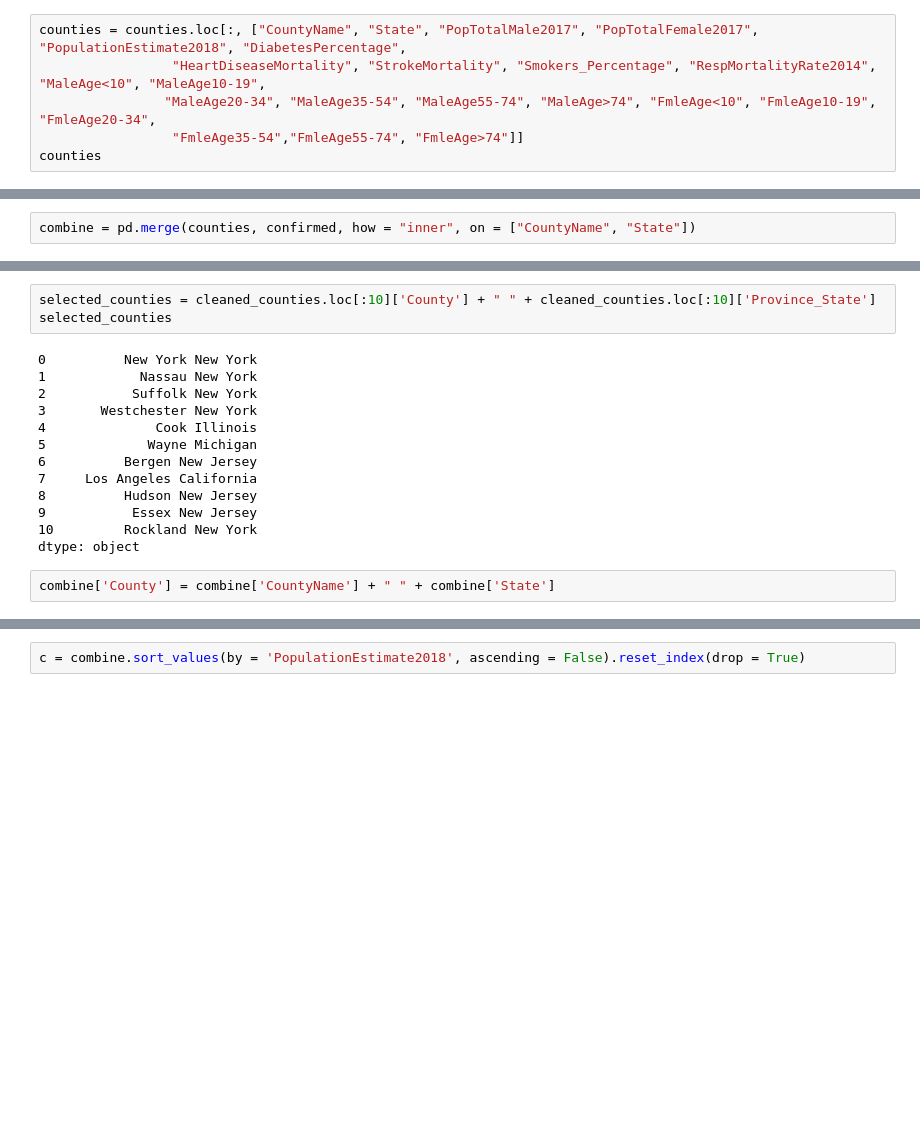
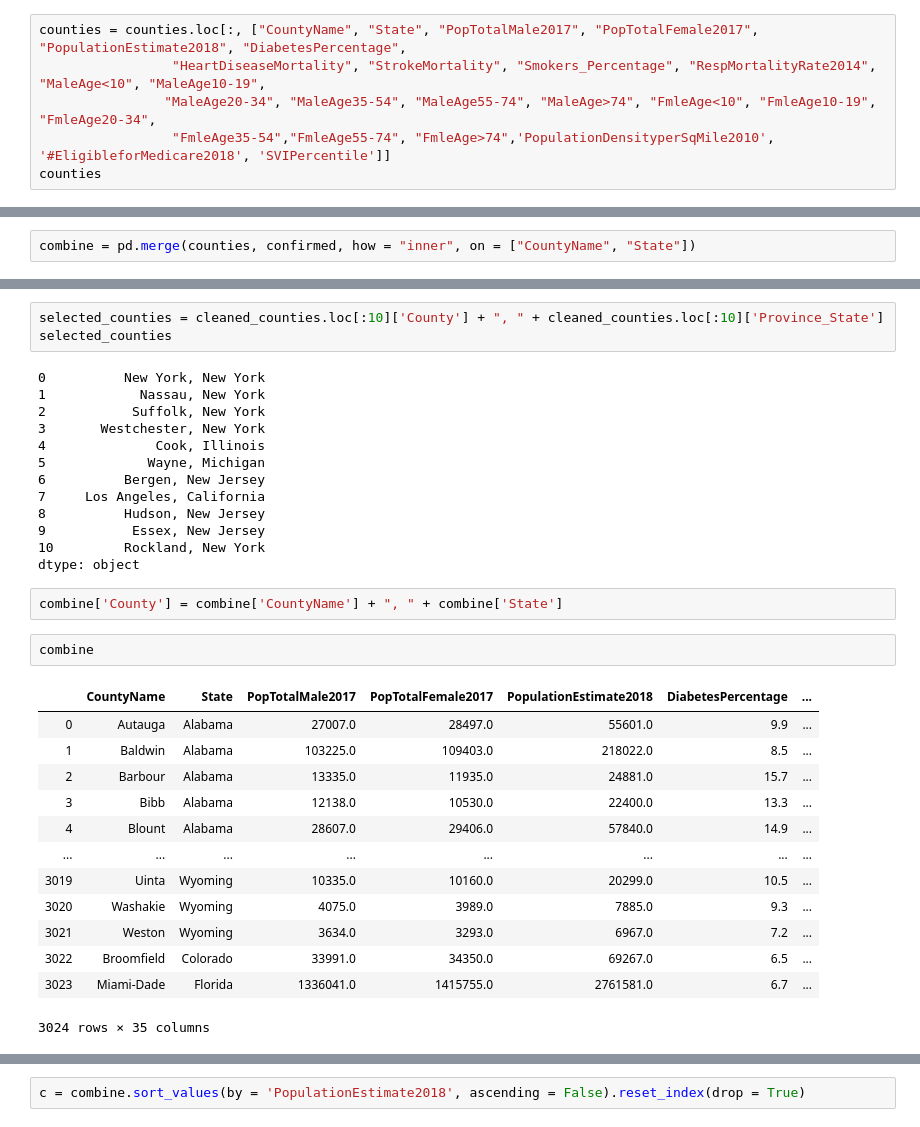
Before and after one commit to ChenFengTsai/COVID-19, a Jupyter notebook: COVID-19.ipynb, the cells around one changed output, grey strips where cells are left out. Drawn from its saved outputs; the diff is of its cells as text; blank space fills up the shorter version.

```diff
--- a/COVID-19.ipynb
+++ b/COVID-19.ipynb
@@ -160,6 +199,6 @@ counties["FmleAge>74"] = counties["PopFmle75-842010"] + counties["PopFmle>842010
 counties = counties.loc[:, ["CountyName", "State", "PopTotalMale2017", "PopTotalFemale2017", "PopulationEstimate2018", "DiabetesPercentage",
                  "HeartDiseaseMortality", "StrokeMortality", "Smokers_Percentage", "RespMortalityRate2014", "MaleAge<10", "MaleAge10-19",
                 "MaleAge20-34", "MaleAge35-54", "MaleAge55-74", "MaleAge>74", "FmleAge<10", "FmleAge10-19", "FmleAge20-34",
-                 "FmleAge35-54","FmleAge55-74", "FmleAge>74"]]
+                 "FmleAge35-54","FmleAge55-74", "FmleAge>74",'PopulationDensityperSqMile2010', '#EligibleforMedicare2018', 'SVIPercentile']]
 counties
 # %% [output]
@@ -187,20 +263,36 @@ combine = pd.merge(counties, confirmed, how = "inner", on = ["CountyName", "Stat
 # %%
-selected_counties = cleaned_counties.loc[:10]['County'] + " " + cleaned_counties.loc[:10]['Province_State']
+selected_counties = cleaned_counties.loc[:10]['County'] + ", " + cleaned_counties.loc[:10]['Province_State']
 selected_counties
 # %% [output]
-0          New York New York
-1            Nassau New York
-2           Suffolk New York
-3       Westchester New York
-4              Cook Illinois
-5             Wayne Michigan
-6          Bergen New Jersey
-7     Los Angeles California
-8          Hudson New Jersey
-9           Essex New Jersey
-10         Rockland New York
+0          New York, New York
+1            Nassau, New York
+2           Suffolk, New York
+3       Westchester, New York
+4              Cook, Illinois
+5             Wayne, Michigan
+6          Bergen, New Jersey
+7     Los Angeles, California
+8          Hudson, New Jersey
+9           Essex, New Jersey
+10         Rockland, New York
 dtype: object
 # %%
-combine['County'] = combine['CountyName'] + " " + combine['State']
+combine['County'] = combine['CountyName'] + ", " + combine['State']
+# %%
+combine
+# %% [output]
+|  | CountyName | State | PopTotalMale2017 | PopTotalFemale2017 | PopulationEstimate2018 | DiabetesPercentage | ... |
+| 0 | Autauga | Alabama | 27007.0 | 28497.0 | 55601.0 | 9.9 | ... |
+| 1 | Baldwin | Alabama | 103225.0 | 109403.0 | 218022.0 | 8.5 | ... |
+| 2 | Barbour | Alabama | 13335.0 | 11935.0 | 24881.0 | 15.7 | ... |
+| 3 | Bibb | Alabama | 12138.0 | 10530.0 | 22400.0 | 13.3 | ... |
+| 4 | Blount | Alabama | 28607.0 | 29406.0 | 57840.0 | 14.9 | ... |
+| ... | ... | ... | ... | ... | ... | ... | ... |
+| 3019 | Uinta | Wyoming | 10335.0 | 10160.0 | 20299.0 | 10.5 | ... |
+| 3020 | Washakie | Wyoming | 4075.0 | 3989.0 | 7885.0 | 9.3 | ... |
+| 3021 | Weston | Wyoming | 3634.0 | 3293.0 | 6967.0 | 7.2 | ... |
+| 3022 | Broomfield | Colorado | 33991.0 | 34350.0 | 69267.0 | 6.5 | ... |
+| 3023 | Miami-Dade | Florida | 1336041.0 | 1415755.0 | 2761581.0 | 6.7 | ... |
+3024 rows × 35 columns
 # %%
 top10 = combine[combine['County'].isin(selected_counties)]
```
Also changed, not shown: parts of 15 cells of this notebook.
